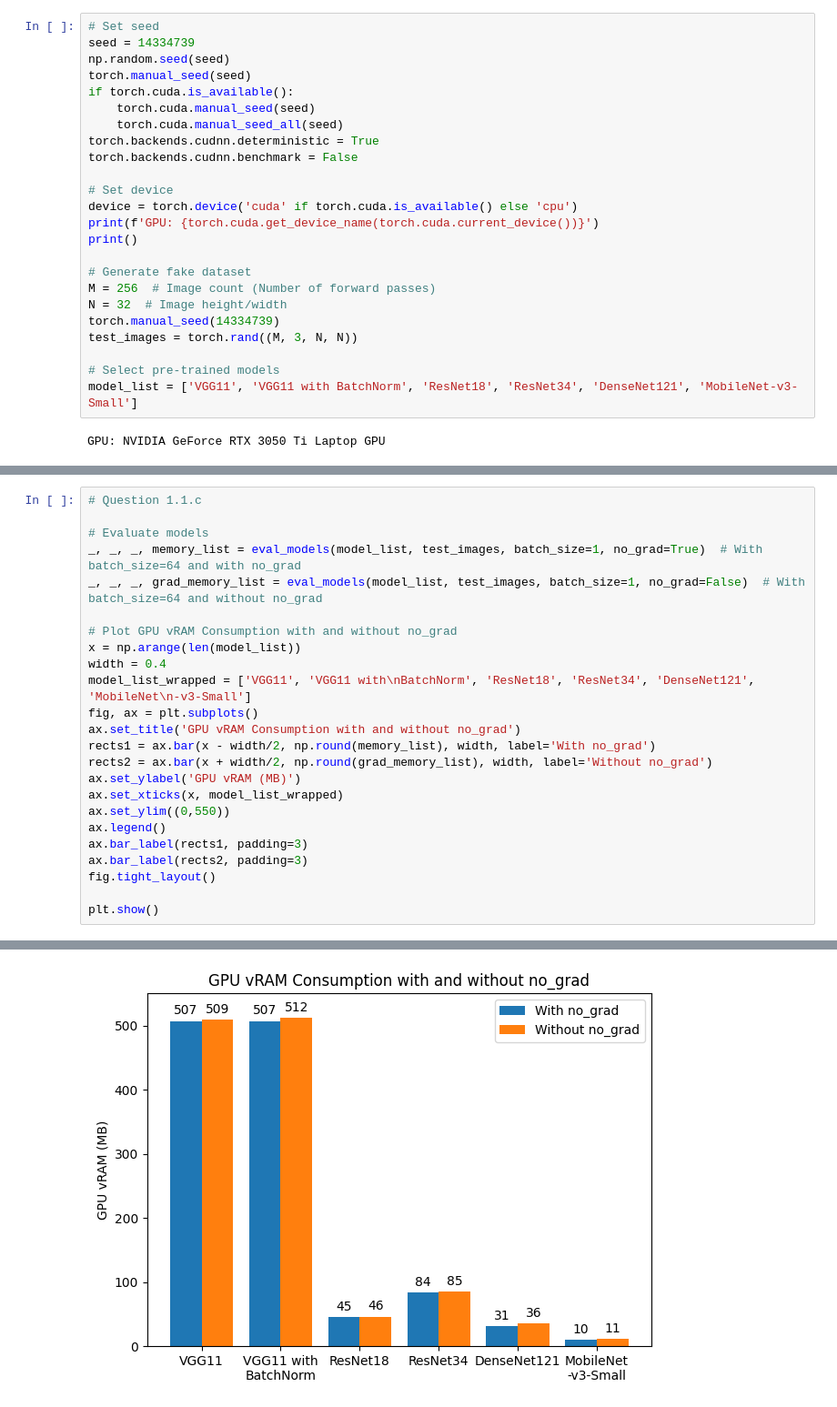
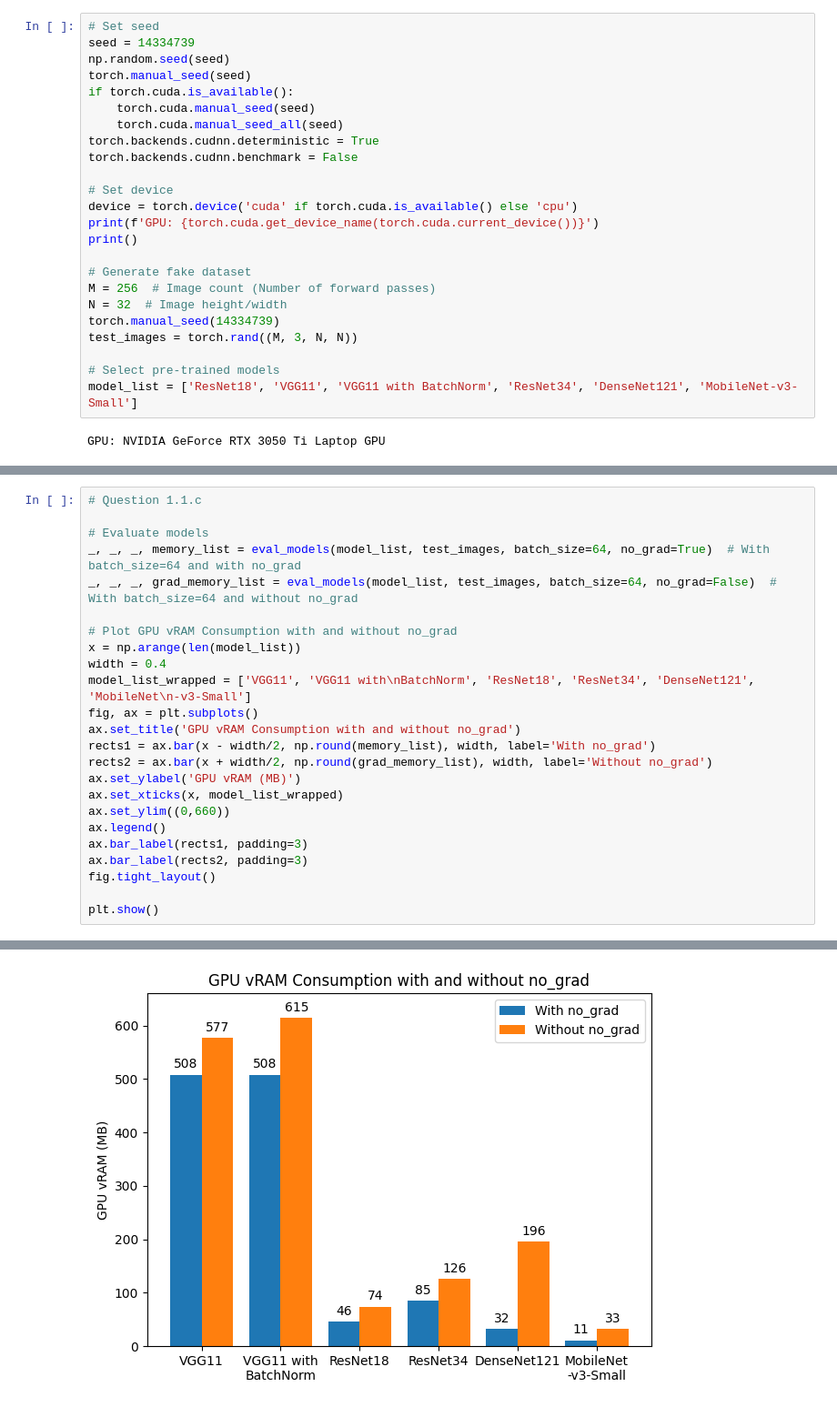
Before and after one commit to joangog/uvadlc_practicals_2022, a Jupyter notebook: assignment2/part1/cnn_transfer_learning.ipynb, the cells around one changed output, grey strips where cells are left out. Shown: that part at 91% size. Saved outputs shown, nothing was run; the diff lists cells and outputs as text.

```diff
--- a/assignment2/part1/cnn_transfer_learning.ipynb
+++ b/assignment2/part1/cnn_transfer_learning.ipynb
@@ -57,7 +57,7 @@ torch.manual_seed(14334739)
 test_images = torch.rand((M, 3, N, N))
 
 # Select pre-trained models
-model_list = ['VGG11', 'VGG11 with BatchNorm', 'ResNet18', 'ResNet34', 'DenseNet121', 'MobileNet-v3-Small']
+model_list = ['ResNet18', 'VGG11', 'VGG11 with BatchNorm', 'ResNet34', 'DenseNet121', 'MobileNet-v3-Small']
 # %% [output]
 GPU: NVIDIA GeForce RTX 3050 Ti Laptop GPU
 # %%
@@ -217,39 +236,39 @@ Evaluating models...
 # Question 1.1.c
 
 # Evaluate models
-_, _, _, memory_list = eval_models(model_list, test_images, batch_size=1, no_grad=True)  # With batch_size=64 and with no_grad
-_, _, _, grad_memory_list = eval_models(model_list, test_images, batch_size=1, no_grad=False)  # With batch_size=64 and without no_grad
+_, _, _, memory_list = eval_models(model_list, test_images, batch_size=64, no_grad=True)  # With batch_size=64 and with no_grad
+_, _, _, grad_memory_list = eval_models(model_list, test_images, batch_size=64, no_grad=False)  # With batch_size=64 and without no_grad
 
 # Plot GPU vRAM Consumption with and without no_grad
 x = np.arange(len(model_list))
 width = 0.4
 model_list_wrapped = ['VGG11', 'VGG11 with\nBatchNorm', 'ResNet18', 'ResNet34', 'DenseNet121', 'MobileNet\n-v3-Small']
 fig, ax = plt.subplots()
 ax.set_title('GPU vRAM Consumption with and without no_grad')
 rects1 = ax.bar(x - width/2, np.round(memory_list), width, label='With no_grad')
 rects2 = ax.bar(x + width/2, np.round(grad_memory_list), width, label='Without no_grad')
 ax.set_ylabel('GPU vRAM (MB)')
 ax.set_xticks(x, model_list_wrapped)
-ax.set_ylim((0,550))
+ax.set_ylim((0,660))
 ax.legend()
 ax.bar_label(rects1, padding=3)
 ax.bar_label(rects2, padding=3)
 fig.tight_layout()
 
 plt.show()
 # %% [output]
 Evaluating models...
    VGG11
    VGG11 with BatchNorm
    ResNet18
    ResNet34
    DenseNet121
    MobileNet-v3-Small
 Evaluating models...
    VGG11
    VGG11 with BatchNorm
    ResNet18
    ResNet34
    DenseNet121
    MobileNet-v3-Small
-[figure, old version]
+[figure, new version]
```
Also changed, not shown: parts of 3 cells of this notebook, 4 other files.
